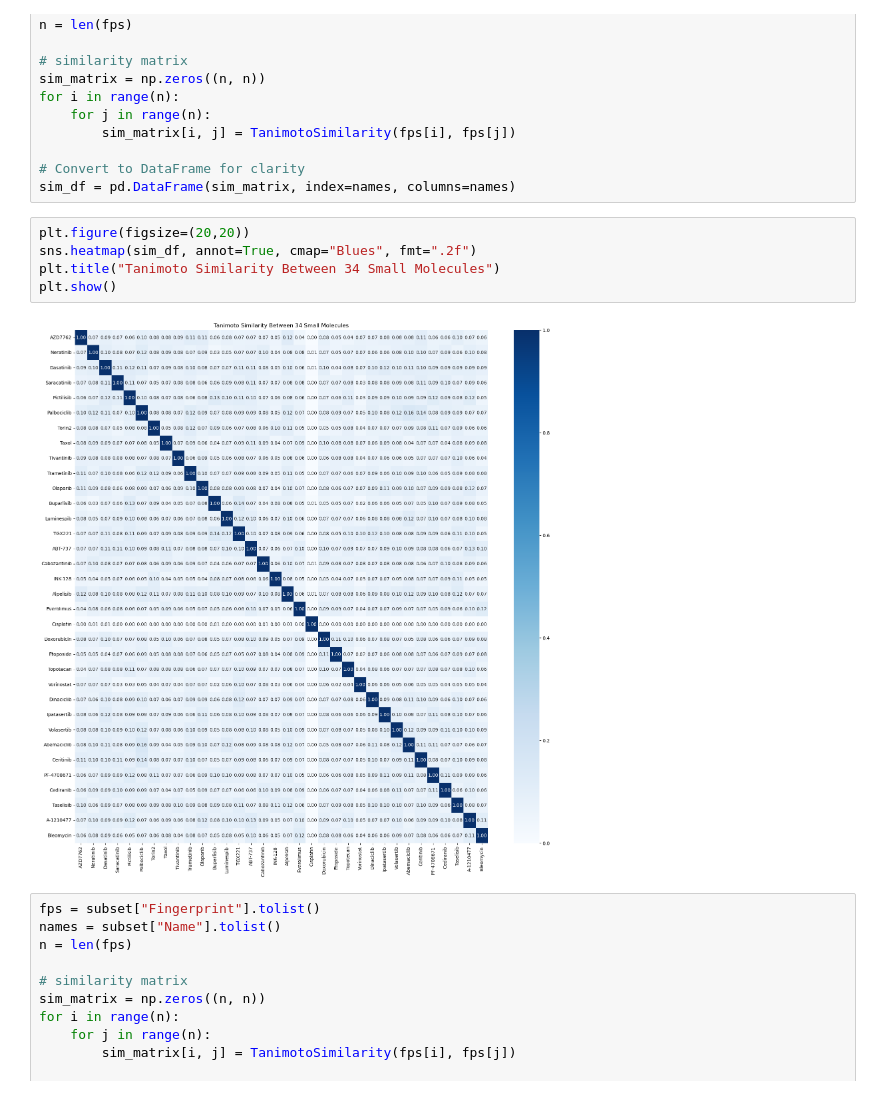
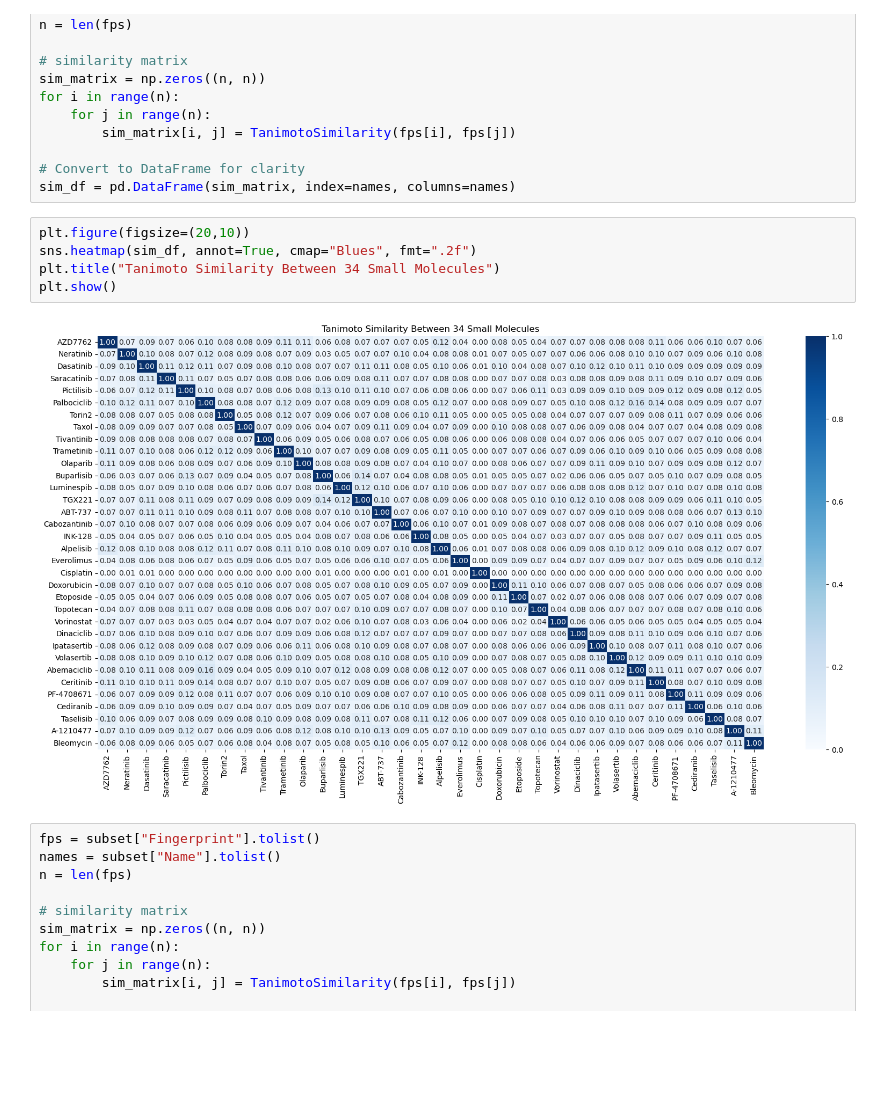
Before and after one commit to Sammccarthypotter/Data_277_-Cancer, a Jupyter notebook: Best_chemical_dosage_per_patient.ipynb, the cells around one changed output. Saved outputs shown, nothing was run; the diff lists cells and outputs as text; blank space fills up the shorter version.

```diff
--- a/Best_chemical_dosage_per_patient.ipynb
+++ b/Best_chemical_dosage_per_patient.ipynb
@@ -575,12 +699,12 @@ for i in range(n):
 # Convert to DataFrame for clarity
 sim_df = pd.DataFrame(sim_matrix, index=names, columns=names)
 # %%
-plt.figure(figsize=(20,20))
+plt.figure(figsize=(20,10))
 sns.heatmap(sim_df, annot=True, cmap="Blues", fmt=".2f")
 plt.title("Tanimoto Similarity Between 34 Small Molecules")
 plt.show()
 # %% [output]
-[figure, old version]
+[figure, new version]
 # %%
 fps = subset["Fingerprint"].tolist()
 names = subset["Name"].tolist()
```
Also changed, not shown: parts of 38 cells of this notebook.
